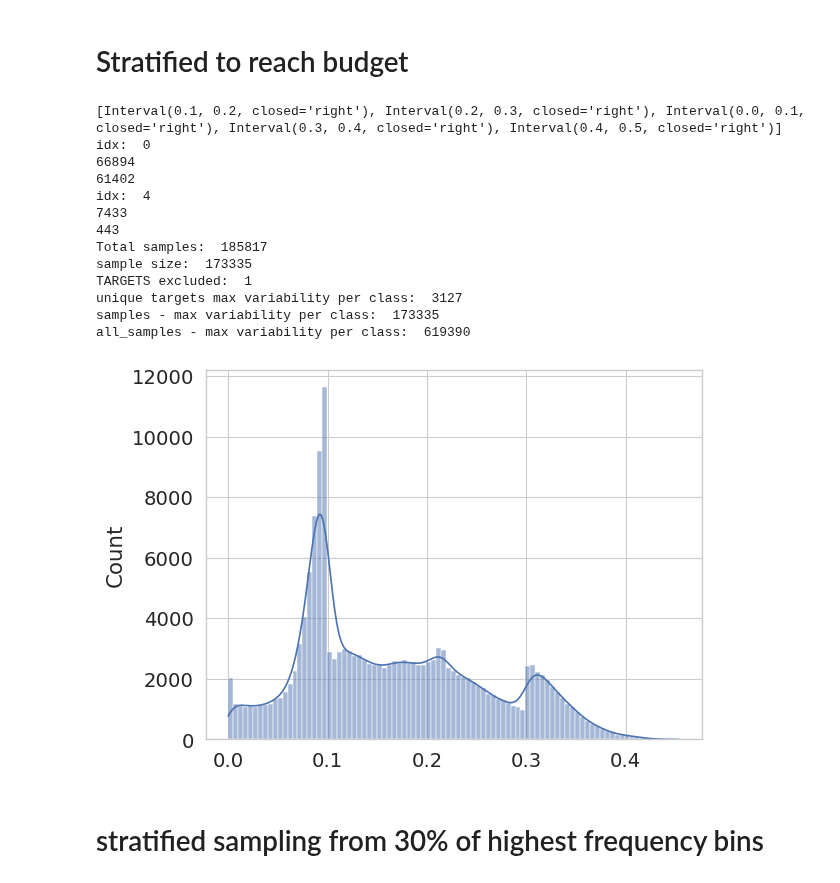
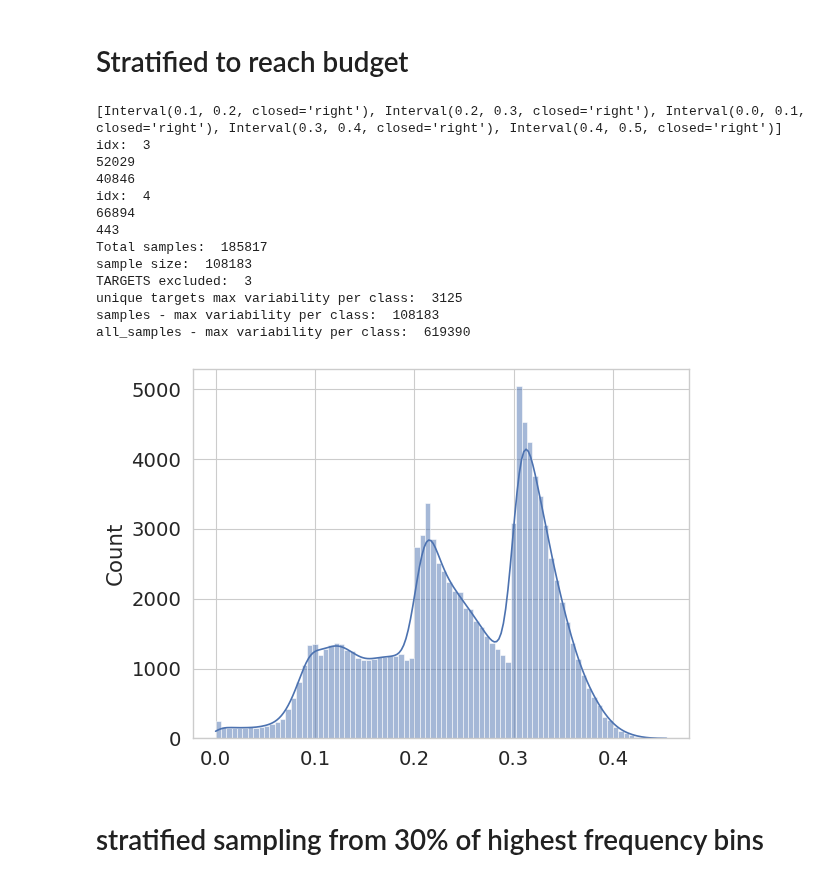
Before and after one commit to jr4fs/vl-pretraining, a Jupyter notebook: src/dataset_selection/sampling/stratified_beta_sampling.ipynb, the cells around one changed output. Saved outputs shown, nothing was run; the diff lists cells and outputs as text; code cells hidden in the pictures.

```diff
--- a/src/dataset_selection/sampling/stratified_beta_sampling.ipynb
+++ b/src/dataset_selection/sampling/stratified_beta_sampling.ipynb
@@ -228,31 +242,31 @@ def stratified_beta_multilabel_mod(df, alpha, beta, model, training_budget, data
 # %%
 
 sampling_dataset = 'multilabel_full'
 sampling_model = 'LXR111'
 
 
 base_path = '../../../snap/vqa/lxr111_multilabel_full_run_3/'
 df = pd.read_pickle(base_path+"datamap_metrics.pkl")
 
-stratified_beta_multilabel_mod(df, 1, 2, sampling_model, 30, dataset=sampling_dataset)
+stratified_beta_multilabel_mod(df, 2, 1, sampling_model, 30, dataset=sampling_dataset)
 
 # 0-0.1
 # 0.4-0.5
 # %% [output]
 [Interval(0.1, 0.2, closed='right'), Interval(0.2, 0.3, closed='right'), Interval(0.0, 0.1, closed='right'), Interval(0.3, 0.4, closed='right'), Interval(0.4, 0.5, closed='right')]
-idx:  0
+idx:  3
+52029
+40846
+idx:  4
 66894
-61402
-idx:  4
-7433
 443
 Total samples:  185817
-sample size:  173335
-TARGETS excluded:  1
-unique targets max variability per class:  3127
-samples - max variability per class:  173335
+sample size:  108183
+TARGETS excluded:  3
+unique targets max variability per class:  3125
+samples - max variability per class:  108183
 all_samples - max variability per class:  619390
-[figure, old version]
+[figure, new version]
 # %% [markdown]
 # stratified sampling from 30% of highest frequency bins
 # %%
```
Also changed, not shown: parts of 6 cells of this notebook.
